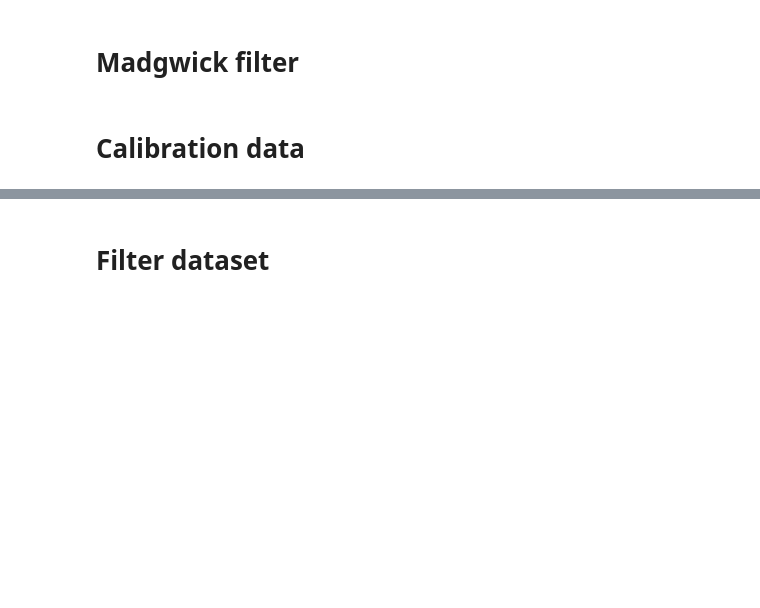
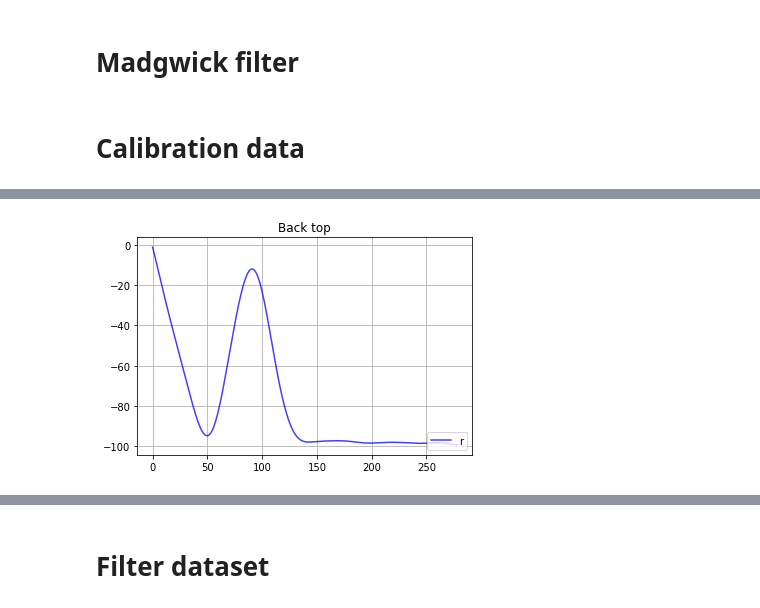
Before and after one commit to Demilaris/human_intention, a Jupyter notebook: IMU Preprocessing.ipynb, the cells around one changed output, grey strips where cells are left out. Cells and saved outputs as stored; diff of their text form; code cells hidden in the pictures; blank space fills up the shorter version.

```diff
--- a/IMU Preprocessing.ipynb
+++ b/IMU Preprocessing.ipynb
@@ -294,0 +412,5 @@ D:/Thesis/test/20_all_legs.csv
+# %%
+fnch = filter_angles(orientation_bt)
+matplot_plot_bb(fnch,'Back top')
+# %% [output]
+[figure, added]
```
Also changed, not shown: parts of 29 cells of this notebook, 18 other files.
